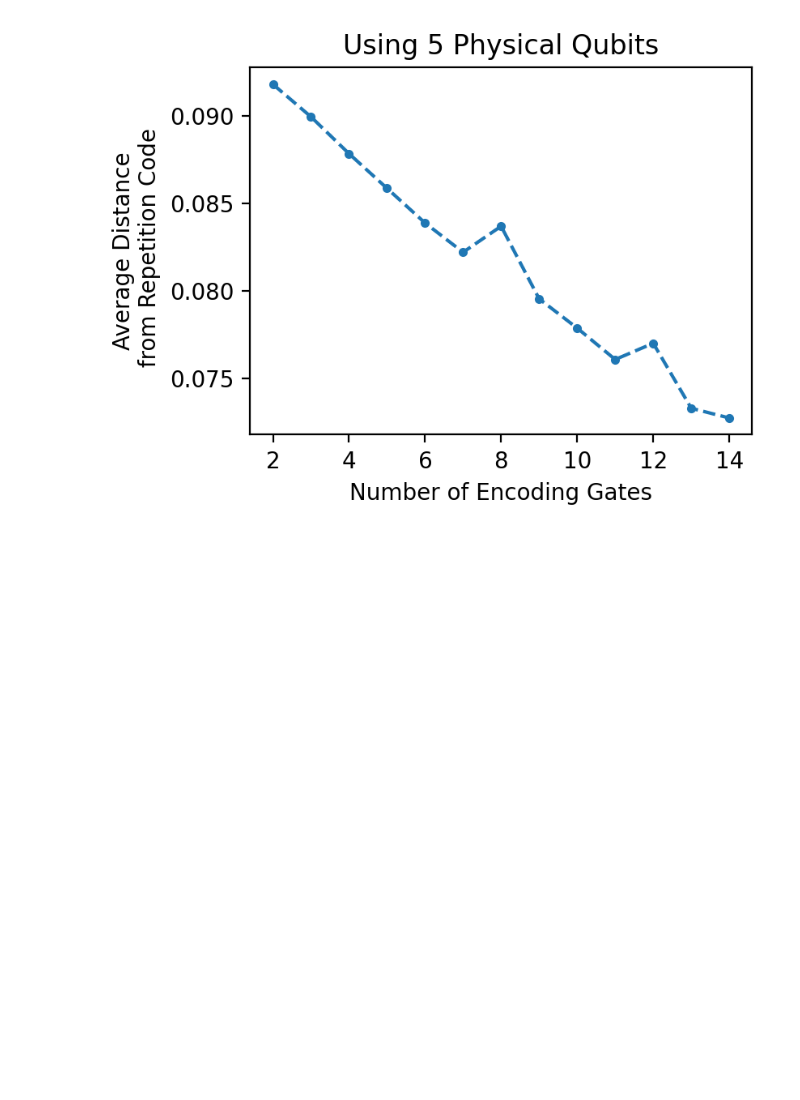
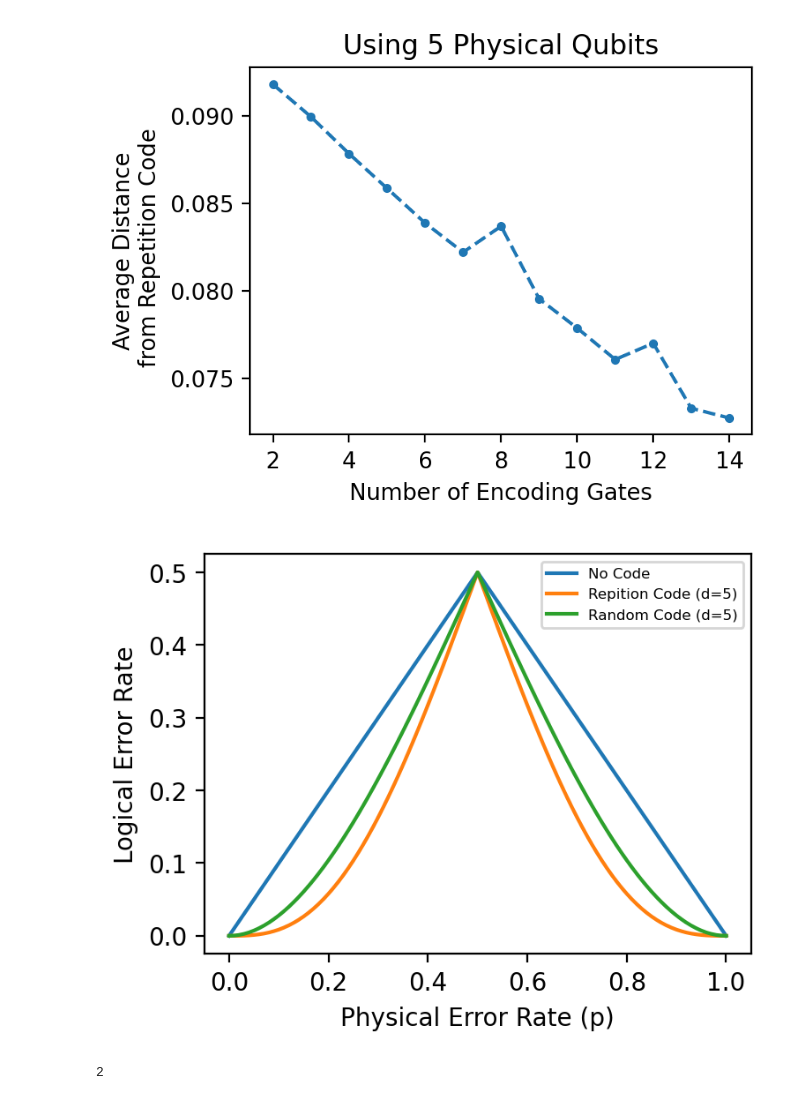
Before and after one commit to snow-apple/random-qec, a Jupyter notebook: 1-errorprob.ipynb, the cells around one changed output. Cells and saved outputs as stored; diff of their text form; code cells hidden in the pictures; blank space fills up the shorter version.

```diff
--- a/1-errorprob.ipynb
+++ b/1-errorprob.ipynb
@@ -80,3 +80,20 @@ ax.set_ylabel("Average Distance\n from Repetition Code")
 # %% [output]
 Text(0, 0.5, 'Average Distance\n from Repetition Code')
 [figure]
+# %%
+codes = {}
+codes["No Code"] = {"gates":[],"n": 1}
+d = 5
+num_gates = 10
+codes[f"Repition Code (d={d})"] = {"gates":repetition_code_gates(d), "n": d}
+
+codes[f"Random Code (d={d})"] = {"gates":[('CX', (0, 1)), ('CX', (1, 2)),('X', (0,))], "n": d}
+
+run_code_analysis(codes)
+plot_analysis(codes)
+# %% [output]
+[figure, added]
+# %%
+np.argmax(np.array([3,242, 723, 1, 34, 24]))
+# %% [output]
+2
```
Also changed, not shown: parts of 1 cell of this notebook, 4 other files.
